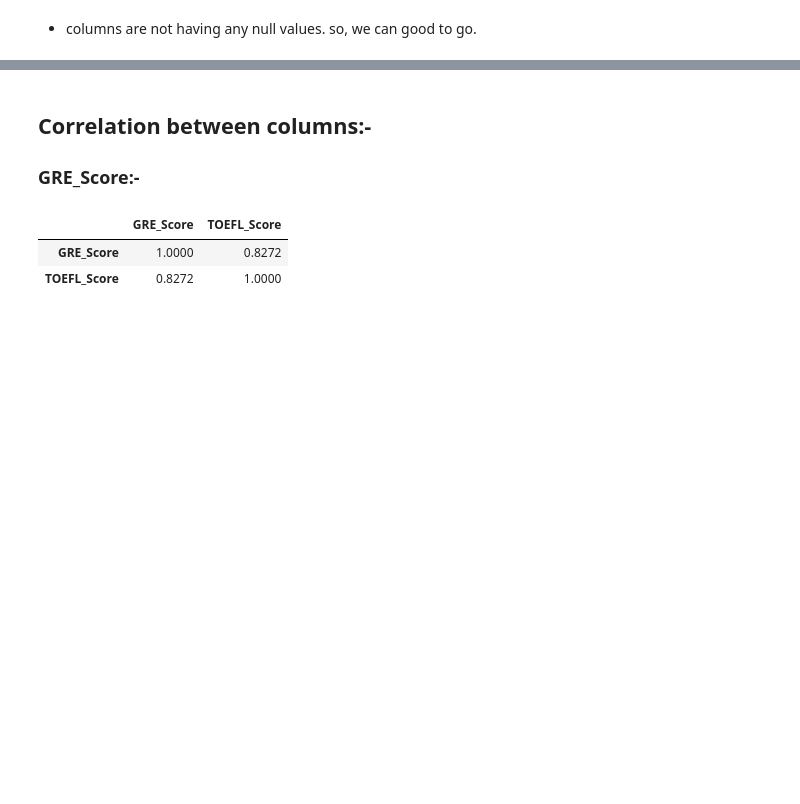
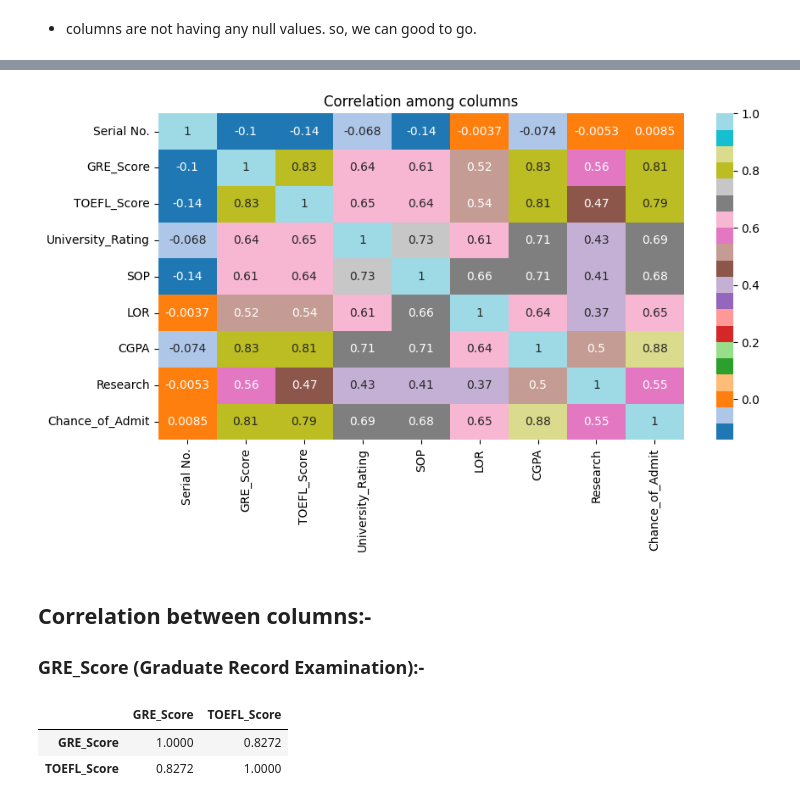
Before and after one commit to manojkumar211/admission-predict, a Jupyter notebook: experiment/admission.ipynb, the cells around one changed output, grey strips where cells are left out. Saved outputs shown, nothing was run; the diff lists cells and outputs as text; code cells hidden in the pictures; blank space fills up the shorter version.

```diff
--- a/experiment/admission.ipynb
+++ b/experiment/admission.ipynb
@@ -93,9 +93,16 @@ ds.corr()
 | CGPA | -0.074289 | 0.825878 | 0.810574 | 0.705254 | 0.712154 | 0.637469 | 1.000000 | 0.501311 | ... |
 | Research | -0.005332 | 0.563398 | 0.467012 | 0.427047 | 0.408116 | 0.372526 | 0.501311 | 1.000000 | ... |
 | Chance_of_Admit | 0.008505 | 0.810351 | 0.792228 | 0.690132 | 0.684137 | 0.645365 | 0.882413 | 0.545871 | ... |
+# %%
+fig,ax=plt.subplots(figsize=(10,5))
+sns.heatmap(data=ds.corr(),cmap='tab20',annot=True,ax=ax)
+plt.title("Correlation among columns")
+plt.show()
+# %% [output]
+[figure, added]
 # %% [markdown]
 ## Correlation between columns:-
-### GRE_Score:-
+### GRE_Score (Graduate Record Examination):-
 # %%
 ds[['GRE_Score','TOEFL_Score']].corr()
 # %% [output]
```
Also changed, not shown: parts of 60 cells of this notebook, 31 other files.
